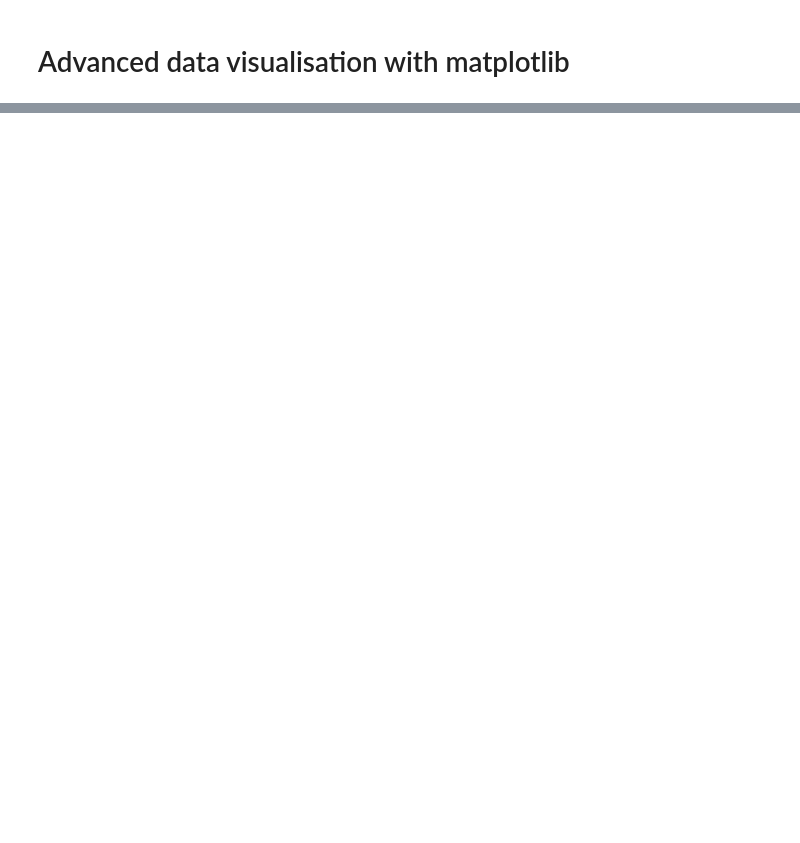
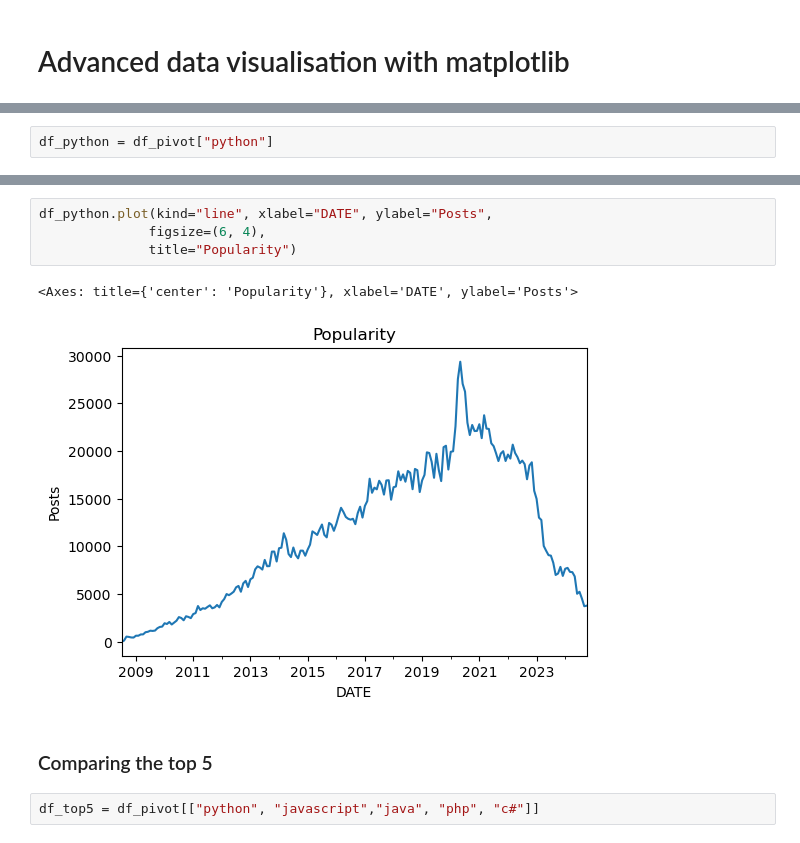
Before and after one commit to ad3rinto/react-intro-smilga, a Jupyter notebook: Data Analysis - Youtube/Angela_Yu_Data_Exploration/Data_visualisation.ipynb, the cells around one changed output, grey strips where cells are left out. Cells and saved outputs as stored; diff of their text form; blank space fills up the shorter version.

```diff
--- a/Data Analysis - Youtube/Angela_Yu_Data_Exploration/Data_visualisation.ipynb
+++ b/Data Analysis - Youtube/Angela_Yu_Data_Exploration/Data_visualisation.ipynb
@@ -18,0 +265,2 @@ df.head()
+# %%
+df_python = df_pivot["python"]
@@ -18,0 +283,11 @@ df.head()
+# %%
+df_python.plot(kind="line", xlabel="DATE", ylabel="Posts",
+              figsize=(6, 4),
+              title="Popularity")
+# %% [output]
+<Axes: title={'center': 'Popularity'}, xlabel='DATE', ylabel='Posts'>
+[figure, added]
+# %% [markdown]
+### Comparing the top 5
+# %%
+df_top5 = df_pivot[["python", "javascript","java", "php", "c#"]]
```
Also changed, not shown: parts of 49 cells of this notebook.
